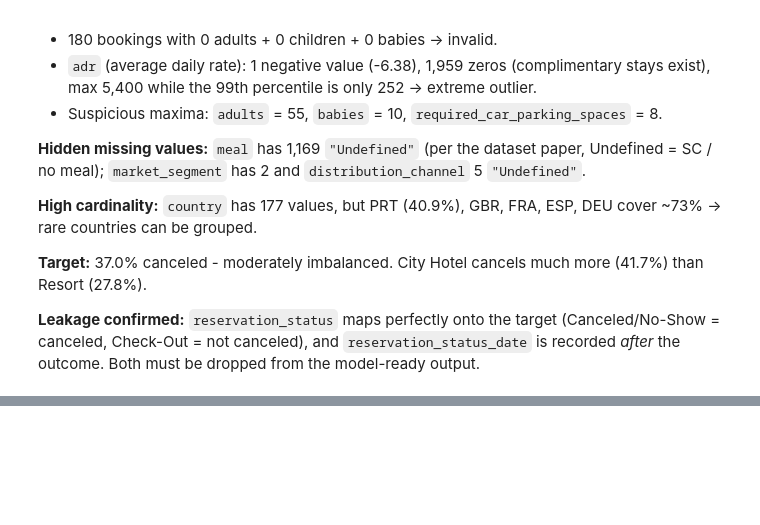
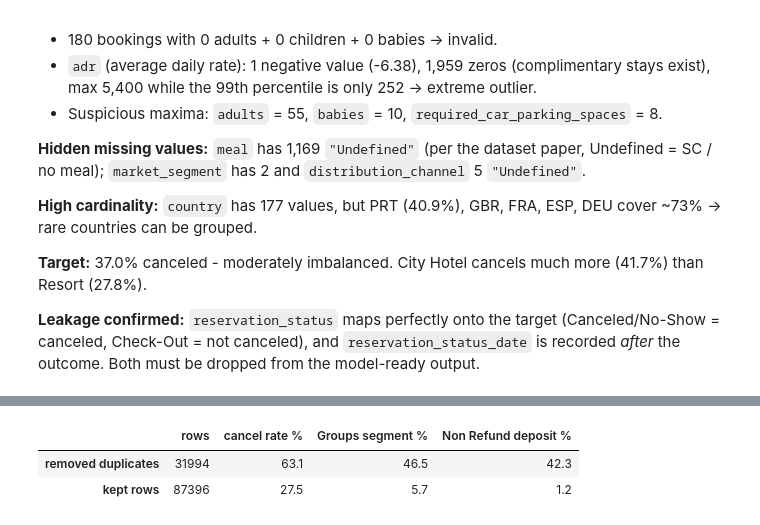
Before and after one commit to Krishna141414/hotel-booking-preprocessing, a Jupyter notebook: notebooks/eda.ipynb, the cells around one changed output, grey strips where cells are left out. Cells and saved outputs as stored; diff of their text form; code cells hidden in the pictures; blank space fills up the shorter version.

```diff
--- a/notebooks/eda.ipynb
+++ b/notebooks/eda.ipynb
@@ -255,0 +323,19 @@ So the large gaps are *structural* ("not applicable"), not random - which drives
+# %%
+is_dup = df.duplicated(keep="first")
+groups = {"removed duplicates": df[is_dup], "kept rows": df[~is_dup]}
+pd.DataFrame.from_dict(
+    {
+        name: {
+            "rows": len(part),
+            "cancel rate %": round(part[config.TARGET].mean() * 100, 1),
+            "Groups segment %": round((part["market_segment"] == "Groups").mean() * 100, 1),
+            "Non Refund deposit %": round((part["deposit_type"] == "Non Refund").mean() * 100, 1),
+        }
+        for name, part in groups.items()
+    },
+    orient="index",
+)
+# %% [output]
+|  | rows | cancel rate % | Groups segment % | Non Refund deposit % |
+| removed duplicates | 31994 | 63.1 | 46.5 | 42.3 |
+| kept rows | 87396 | 27.5 | 5.7 | 1.2 |
```
Also changed, not shown: parts of 16 cells of this notebook, 7 other files.
